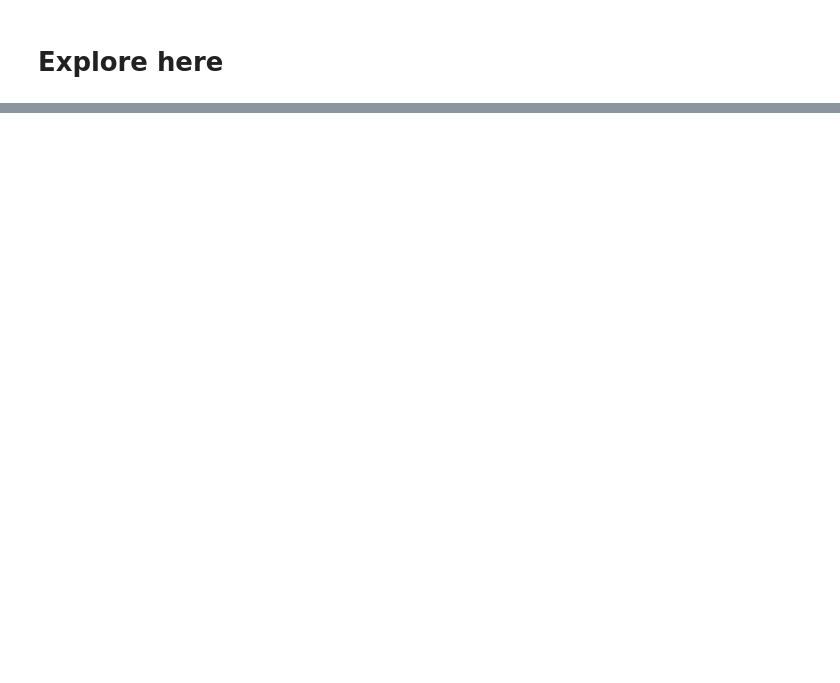
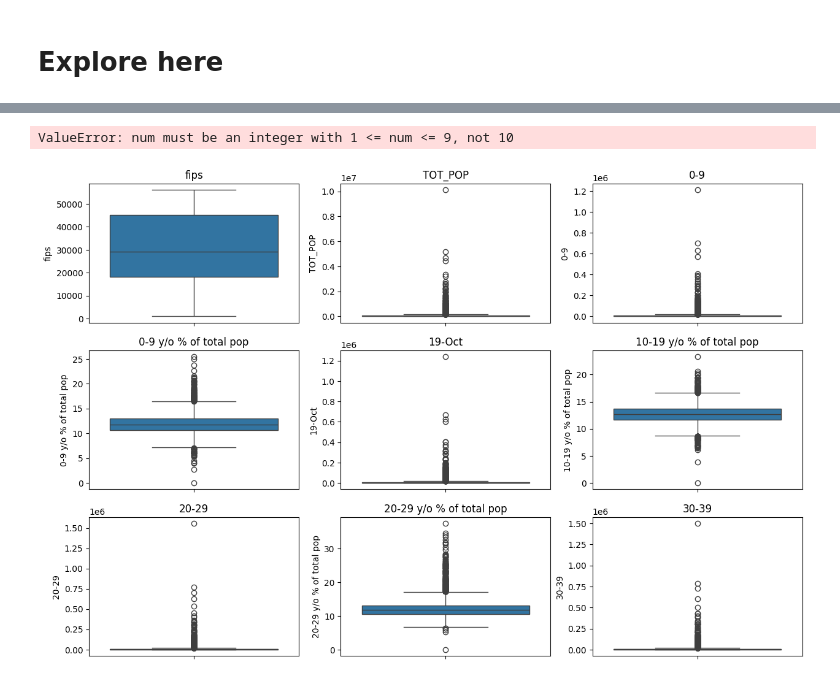
Before and after one commit to Mariarodrigues27/regularizedlinearregression, a Jupyter notebook: src/explore.ipynb, the cells around one changed output, grey strips where cells are left out. Cells and saved outputs as stored; diff of their text form; code cells hidden in the pictures; blank space fills up the shorter version.

```diff
--- a/src/explore.ipynb
+++ b/src/explore.ipynb
@@ -124,8 +2,0 @@ plt.show()
-# %%
-plt.figure(figsize=(15, 10))
-for i, feature in enumerate(features_to_plot):
-    plt.subplot(2, 3, i+1)
-    sns.boxplot(x=train_data[feature])
-    plt.title(f'Box Plot of {feature}')
-plt.tight_layout()
-plt.show()
@@ -159,0 +88,11 @@ Heart disease_number
+# %%
+plt.figure(figsize=(15, 10))
+for i, column in enumerate(numeric_columns, 1):
+    plt.subplot(3, 3, i)
+    sns.boxplot(y=total_data[column])
+    plt.title(column)
+plt.tight_layout()
+plt.show()
+# %% [output]
+ValueError: num must be an integer with 1 <= num <= 9, not 10
+[figure, added]
```
Also changed, not shown: parts of 35 cells of this notebook, 1 other file.
